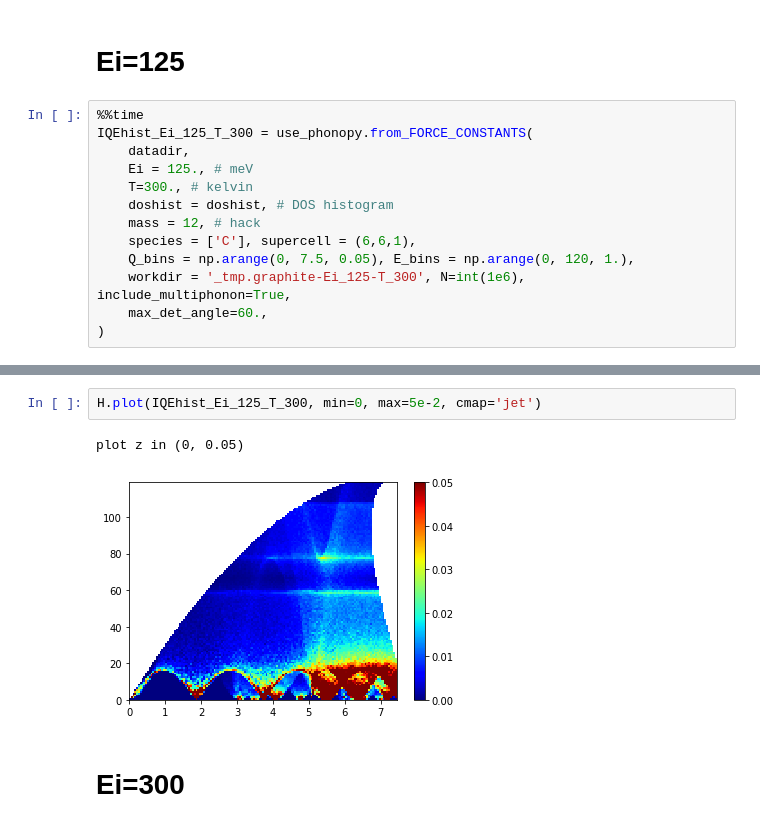
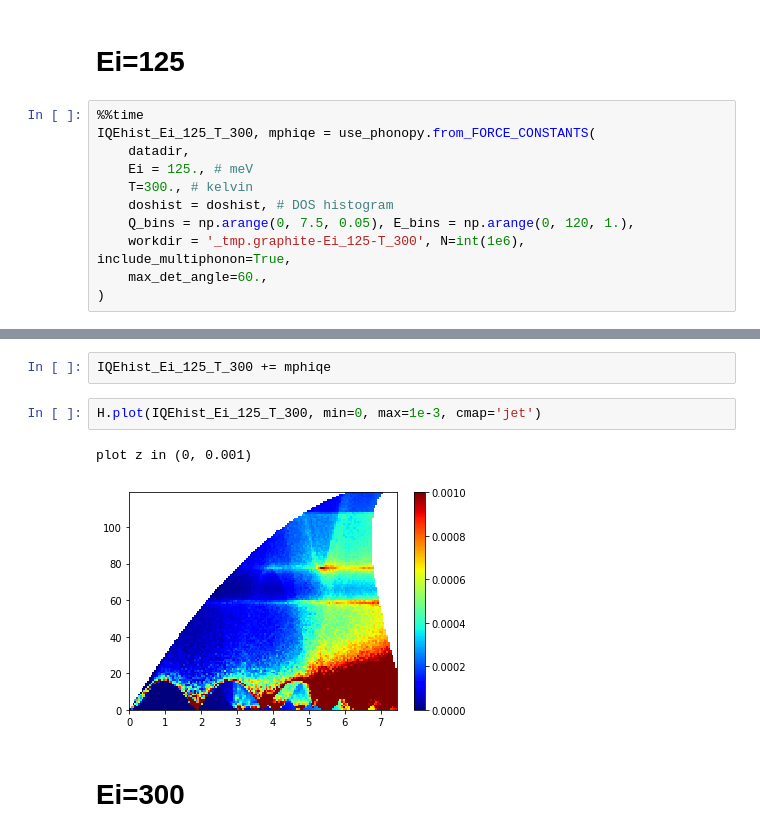
Before and after one commit to mcvine/phonon, a Jupyter notebook: examples/graphite_use_phonopy.ipynb, the cells around one changed output, grey strips where cells are left out. Saved outputs shown, nothing was run; the diff lists cells and outputs as text.

```diff
--- a/examples/graphite_use_phonopy.ipynb
+++ b/examples/graphite_use_phonopy.ipynb
@@ -73,13 +69,11 @@ u'/home/lj7/dv/mcvine/phonon/examples'
 # Ei=125
 # %%
 %%time
-IQEhist_Ei_125_T_300 = use_phonopy.from_FORCE_CONSTANTS(
+IQEhist_Ei_125_T_300, mphiqe = use_phonopy.from_FORCE_CONSTANTS(
     datadir,
     Ei = 125., # meV
     T=300., # kelvin
     doshist = doshist, # DOS histogram
-    mass = 12, # hack
-    species = ['C'], supercell = (6,6,1),
     Q_bins = np.arange(0, 7.5, 0.05), E_bins = np.arange(0, 120, 1.),
     workdir = '_tmp.graphite-Ei_125-T_300', N=int(1e6), include_multiphonon=True,
     max_det_angle=60.,
@@ -93,8 +87,10 @@ Wall time: 10min 1s
+# %%
+IQEhist_Ei_125_T_300 += mphiqe
 # %%
-H.plot(IQEhist_Ei_125_T_300, min=0, max=5e-2, cmap='jet')
+H.plot(IQEhist_Ei_125_T_300, min=0, max=1e-3, cmap='jet')
 # %% [output]
-plot z in (0, 0.05)
+plot z in (0, 0.001)
-[figure, old version]
+[figure, new version]
 # %% [markdown]
 # Ei=300
 # %%
```
Also changed, not shown: parts of 14 cells of this notebook, 2 other files.
